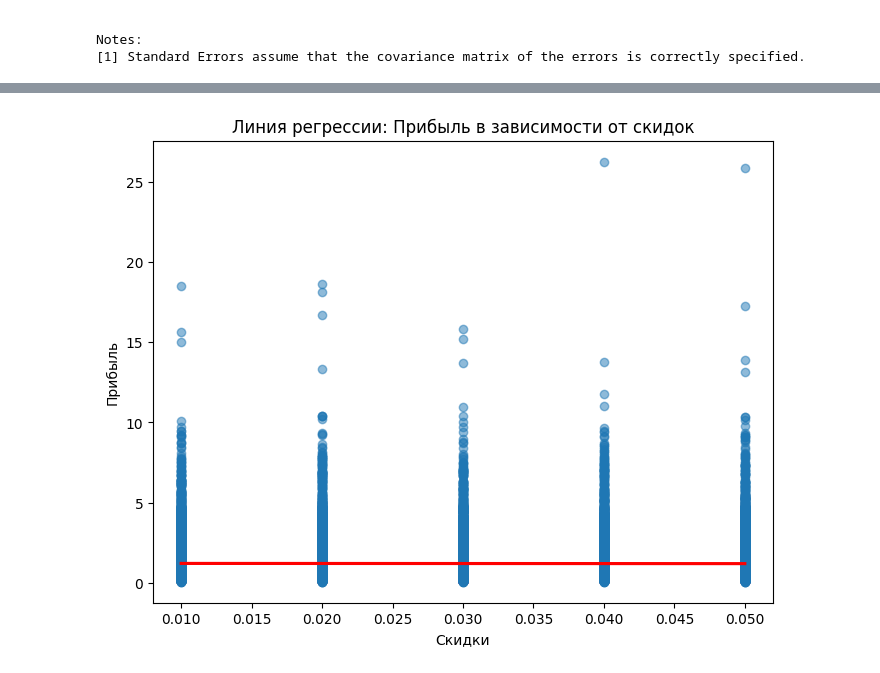
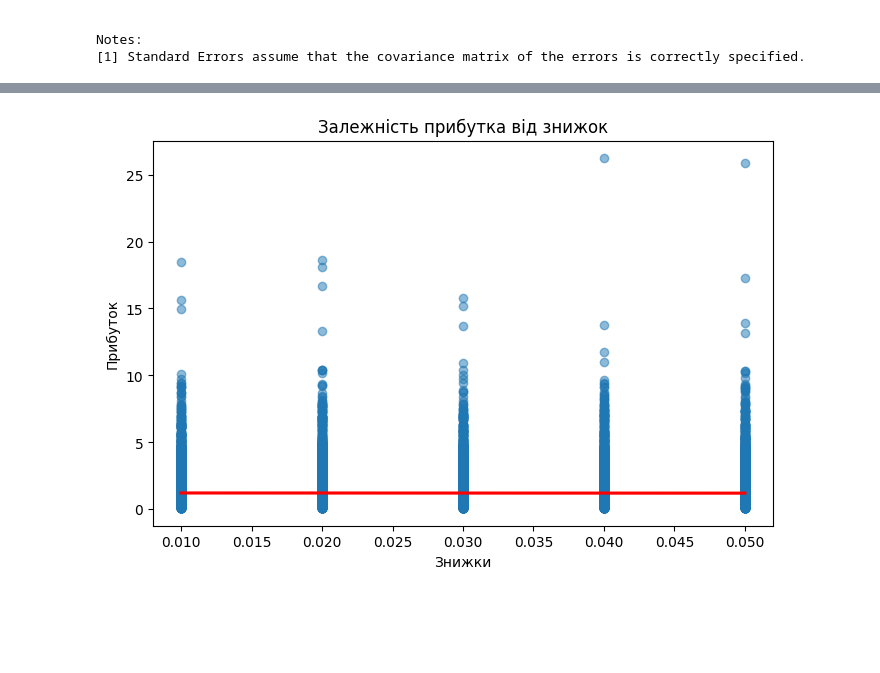
Before and after one commit to oleg-zao/My-Python-Home-Work, a Jupyter notebook: "Final_Project_Grocery_store_sales_analysis_ipynb"_ipynb".ipynb, the cells around one changed output, grey strips where cells are left out. Saved outputs shown, nothing was run; the diff lists cells and outputs as text; code cells hidden in the pictures; blank space fills up the shorter version.

```diff
--- a/"Final_Project_Grocery_store_sales_analysis_ipynb"_ipynb".ipynb
+++ b/"Final_Project_Grocery_store_sales_analysis_ipynb"_ipynb".ipynb
@@ -541,12 +525,12 @@ plt.show()
 # %%
-plt.figure(figsize=(8, 6))
+plt.figure(figsize=(8, 5))
 
-# Построение графика с линией регрессии
+# Побудова графіка з лінією регресії
 sns.regplot(x=df['DISC'], y=df['Profit Margin'], scatter_kws={'alpha':0.5}, line_kws={'color':'red'})
-plt.title('Линия регрессии: Прибыль в зависимости от скидок')
-plt.xlabel('Скидки')
-plt.ylabel('Прибыль')
+plt.title('Залежність прибутка від знижок')
+plt.xlabel('Знижки')
+plt.ylabel('Прибуток')
 
 plt.show()
 # %% [output]
-[figure, old version]
+[figure, new version]
```
Also changed, not shown: parts of 8 cells of this notebook.
